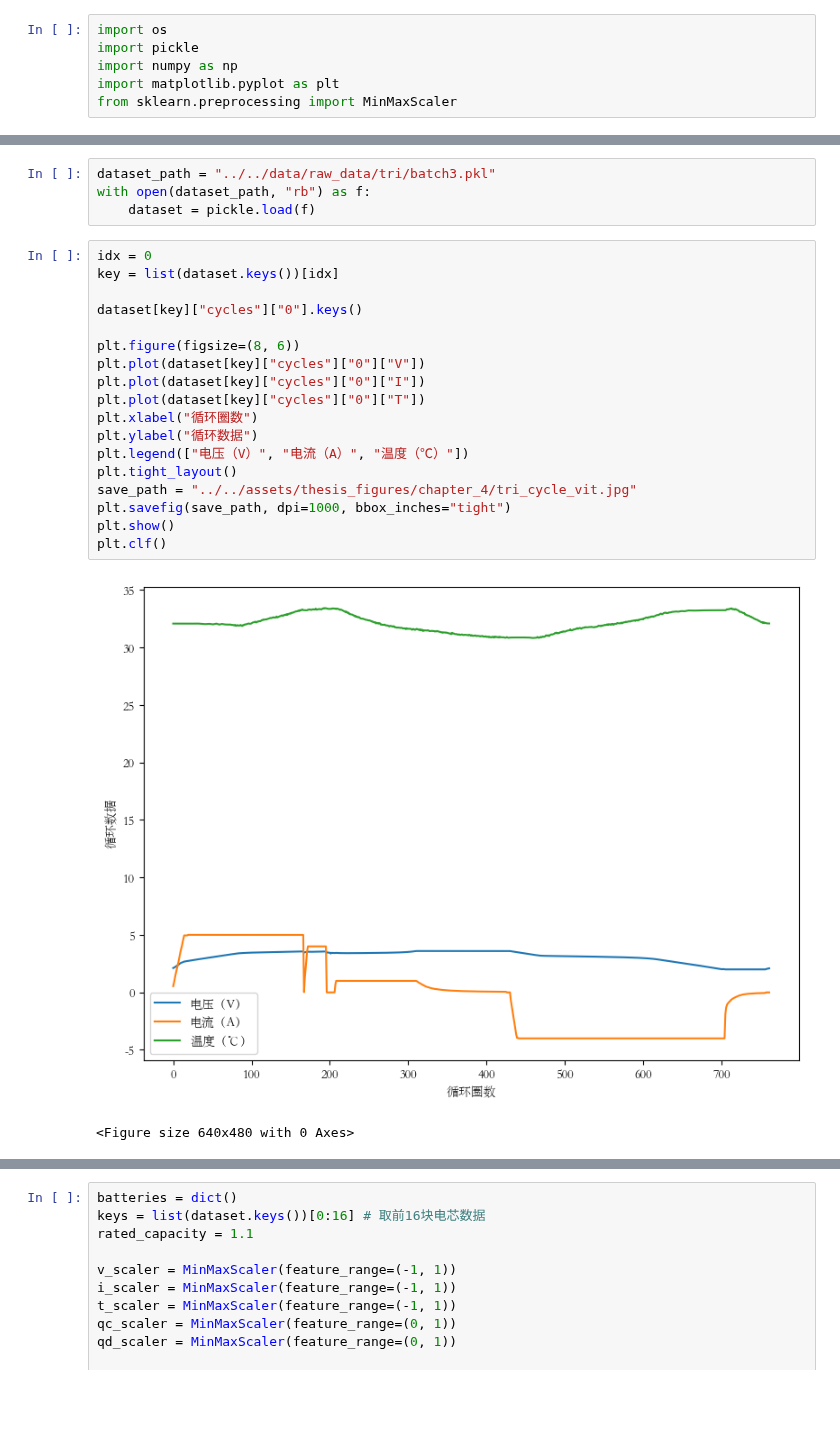
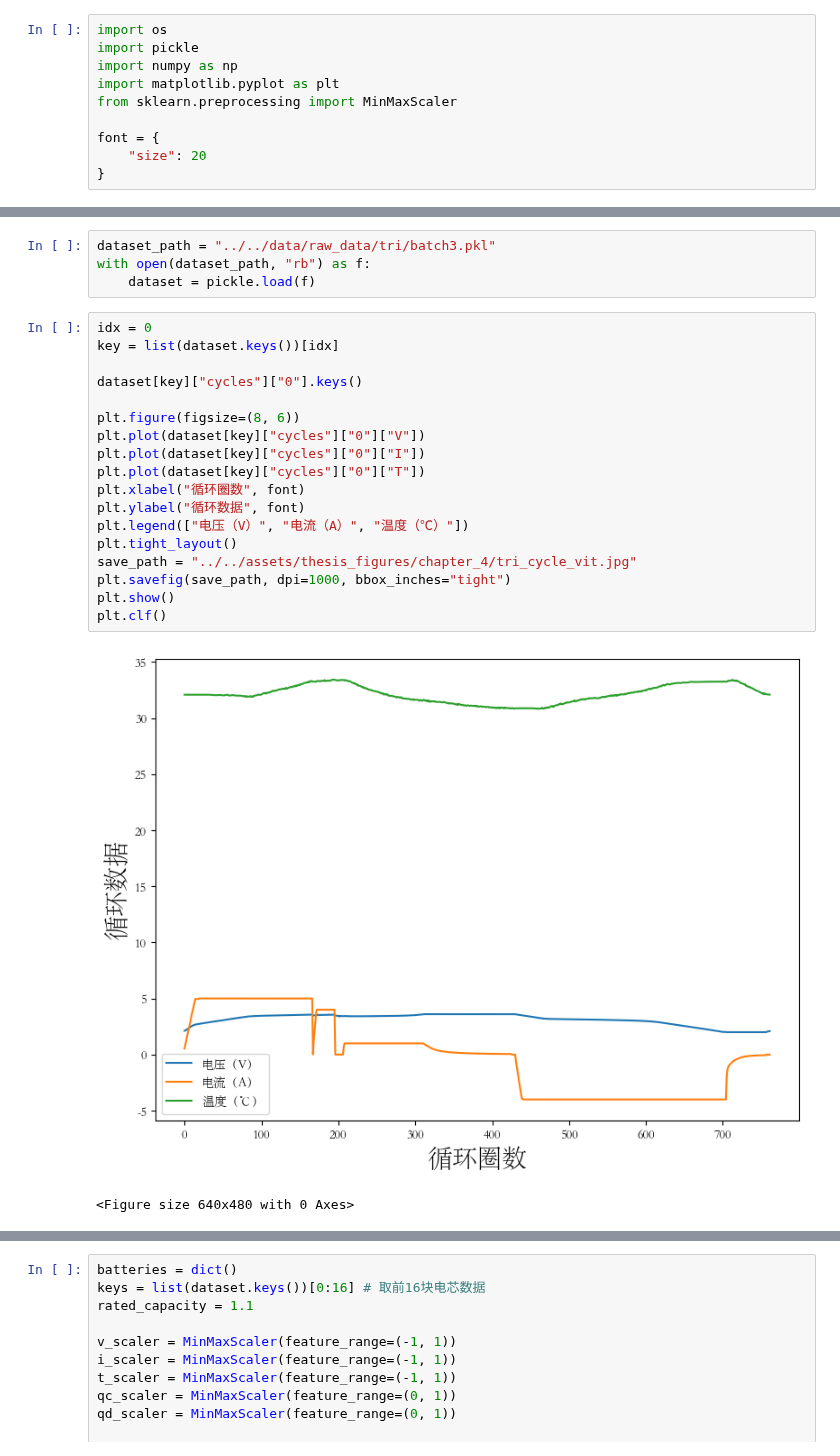
Before and after one commit to hilinxinhui/battery_phm, a Jupyter notebook: notebooks/data_preprocess/tri.ipynb, the cells around one changed output, grey strips where cells are left out. Saved outputs shown, nothing was run; the diff lists cells and outputs as text; blank space fills up the shorter version.

Commit message:
fix: update thesis figures, set font size to 20

```diff
--- a/notebooks/data_preprocess/tri.ipynb
+++ b/notebooks/data_preprocess/tri.ipynb
@@ -4,6 +4,10 @@ import pickle
 import numpy as np
 import matplotlib.pyplot as plt
 from sklearn.preprocessing import MinMaxScaler
+
+font = {
+    "size": 20
+}
 # %%
 # # 归一化测试
 # scaler = MinMaxScaler(feature_range=(-1, 1))
@@ -78,23 +82,23 @@ with open(dataset_path, "rb") as f:
 # %%
 idx = 0
 key = list(dataset.keys())[idx]
 
 dataset[key]["cycles"]["0"].keys()
 
 plt.figure(figsize=(8, 6))
 plt.plot(dataset[key]["cycles"]["0"]["V"])
 plt.plot(dataset[key]["cycles"]["0"]["I"])
 plt.plot(dataset[key]["cycles"]["0"]["T"])
-plt.xlabel("循环圈数")
-plt.ylabel("循环数据")
+plt.xlabel("循环圈数", font)
+plt.ylabel("循环数据", font)
 plt.legend(["电压（V）", "电流（A）", "温度（℃）"])
 plt.tight_layout()
 save_path = "../../assets/thesis_figures/chapter_4/tri_cycle_vit.jpg"
 plt.savefig(save_path, dpi=1000, bbox_inches="tight")
 plt.show()
 plt.clf()
 # %% [output]
-[figure, old version]
+[figure, new version]
 <Figure size 640x480 with 0 Axes>
 # %%
 # 展示第一颗电芯第一个充放电循环电压电流和SOC曲线
```
Also changed, not shown: parts of 1 cell of this notebook, 29 other files.
